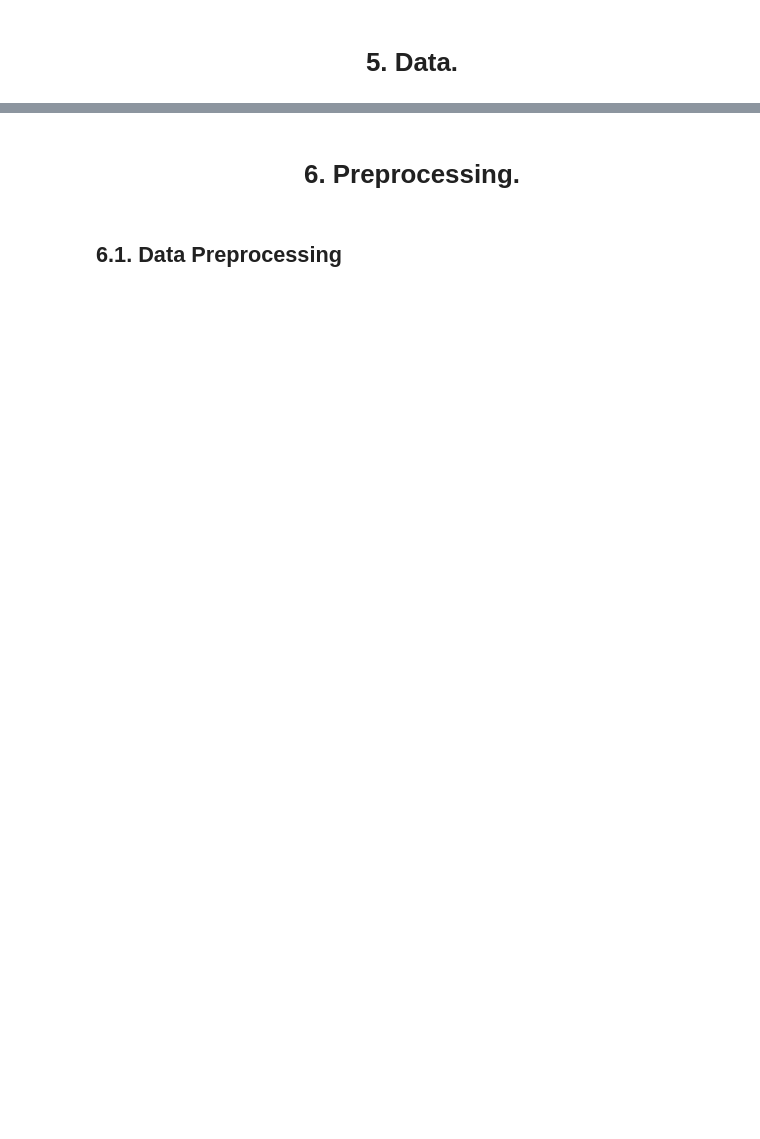
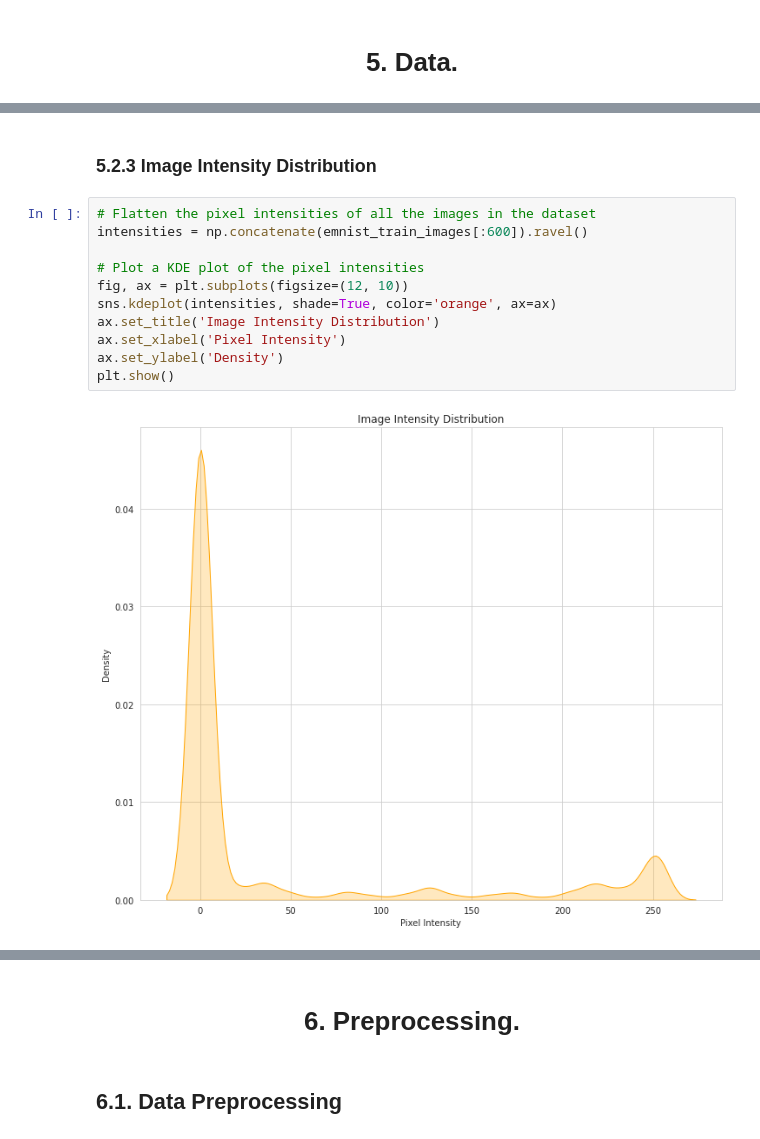
Before and after one commit to adikamunyao/dataClan, a Jupyter notebook: Patch_I.ipynb, the cells around one changed output, grey strips where cells are left out. Saved outputs shown, nothing was run; the diff lists cells and outputs as text; blank space fills up the shorter version.

```diff
--- a/Patch_I.ipynb
+++ b/Patch_I.ipynb
@@ -177,0 +223,15 @@ plt.show()
+# %% [markdown]
+<h3>5.2.3 Image Intensity Distribution
+# %%
+# Flatten the pixel intensities of all the images in the dataset
+intensities = np.concatenate(emnist_train_images[:600]).ravel()
+
+# Plot a KDE plot of the pixel intensities
+fig, ax = plt.subplots(figsize=(12, 10))
+sns.kdeplot(intensities, shade=True, color='orange', ax=ax)
+ax.set_title('Image Intensity Distribution')
+ax.set_xlabel('Pixel Intensity')
+ax.set_ylabel('Density')
+plt.show()
+# %% [output]
+[figure, added]
```
Also changed, not shown: parts of 46 cells of this notebook.
